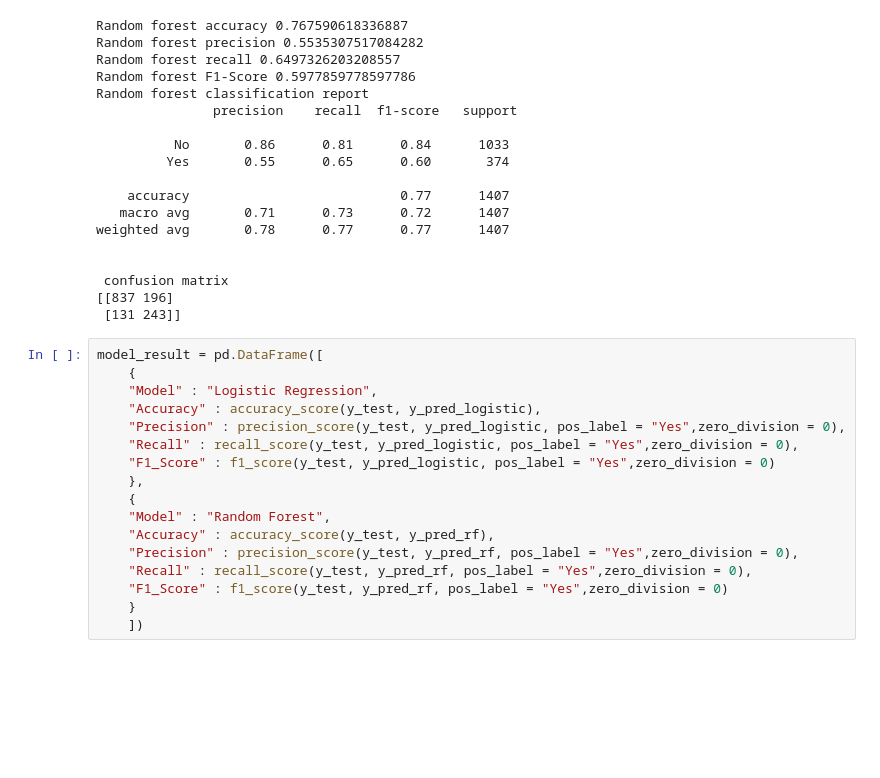
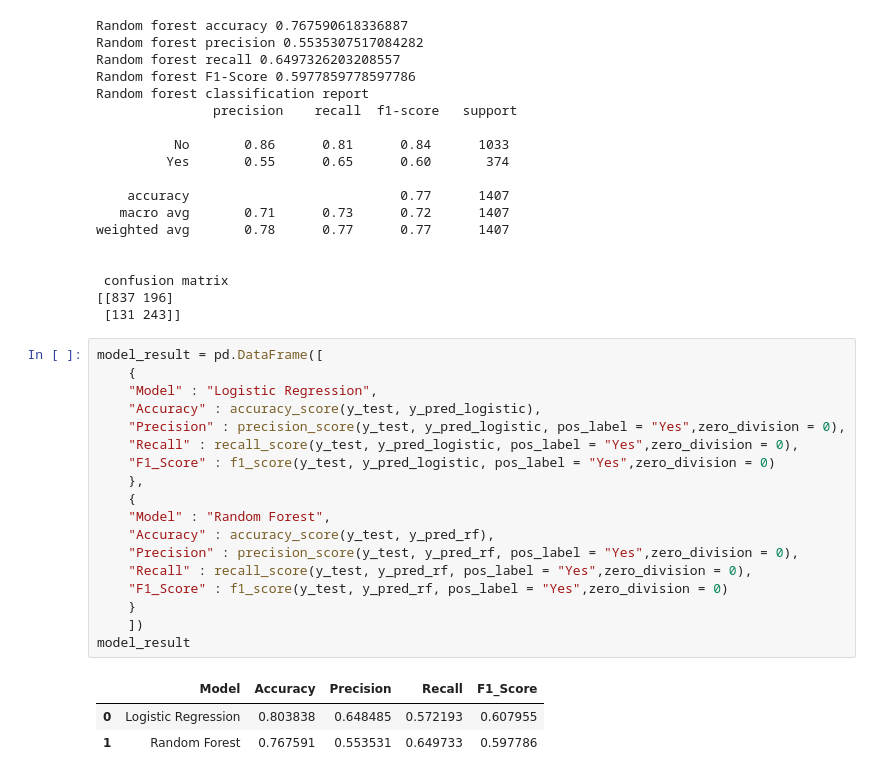
Before and after one commit to Juli-af/customer-churn-prediction, a Jupyter notebook: notebooks/01_data_inspection.ipynb, the cells around one changed output. Cells and saved outputs as stored; diff of their text form; blank space fills up the shorter version.

```diff
--- a/notebooks/01_data_inspection.ipynb
+++ b/notebooks/01_data_inspection.ipynb
@@ -412,17 +412,22 @@ weighted avg       0.78      0.77      0.77      1407
 # %%
 model_result = pd.DataFrame([
     {
     "Model" : "Logistic Regression",
     "Accuracy" : accuracy_score(y_test, y_pred_logistic),
     "Precision" : precision_score(y_test, y_pred_logistic, pos_label = "Yes",zero_division = 0),
     "Recall" : recall_score(y_test, y_pred_logistic, pos_label = "Yes",zero_division = 0),
     "F1_Score" : f1_score(y_test, y_pred_logistic, pos_label = "Yes",zero_division = 0)
     },
     {
     "Model" : "Random Forest",
     "Accuracy" : accuracy_score(y_test, y_pred_rf),
     "Precision" : precision_score(y_test, y_pred_rf, pos_label = "Yes",zero_division = 0),
     "Recall" : recall_score(y_test, y_pred_rf, pos_label = "Yes",zero_division = 0),
     "F1_Score" : f1_score(y_test, y_pred_rf, pos_label = "Yes",zero_division = 0)
     }
     ])
+model_result
+# %% [output]
+|  | Model | Accuracy | Precision | Recall | F1_Score |
+| 0 | Logistic Regression | 0.803838 | 0.648485 | 0.572193 | 0.607955 |
+| 1 | Random Forest | 0.767591 | 0.553531 | 0.649733 | 0.597786 |
```
Also changed, not shown: parts of 3 cells of this notebook.
